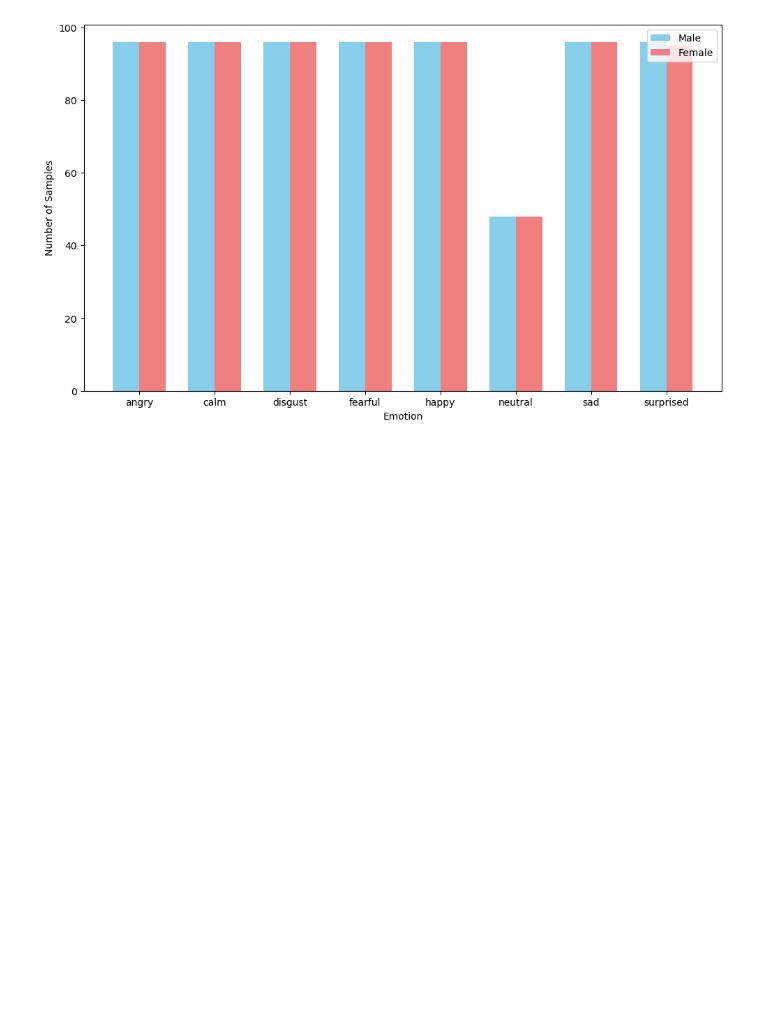
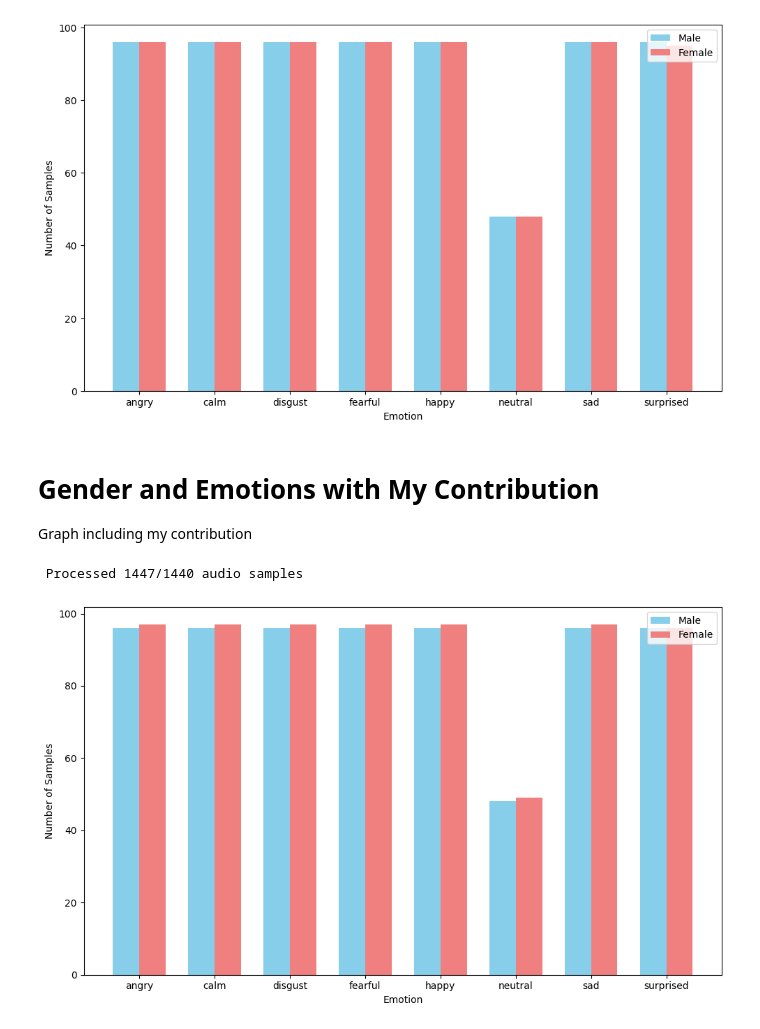
Before and after one commit to kuihua/Week2-DataPreprocessing, a Jupyter notebook: Week 2.ipynb, the cells around one changed output. Saved outputs shown, nothing was run; the diff lists cells and outputs as text; code cells hidden in the pictures; blank space fills up the shorter version.

Commit message:
added my voice contribution

```diff
--- a/Week 2.ipynb
+++ b/Week 2.ipynb
@@ -888,3 +888,6 @@ plt.tight_layout()
 plt.show()
 # %% [output]
 [figure]
+# %% [markdown]
+# Gender and Emotions with My Contribution
+Graph including my contribution
@@ -890,0 +922,42 @@ plt.show()
+# %%
+genders, emotions = load_data()
+# %% [output]
+ Processed 1447/1440 audio samples
+# %%
+# plot emotions and gender graph
+
+# Bar width
+bar_width = 0.35
+
+# X-axis positions for the categories
+emotion_list = np.unique(emotions)
+x = np.arange(len(emotion_list))
+
+plt.figure(figsize=(10, 6))
+
+# Separate counts for male and female emotions
+male_counts = []
+female_counts = []
+
+for emotion in emotion_list:
+    male_nums = (emotions == emotion) & (genders == 'male')
+    female_nums = (emotions == emotion) & (genders == 'female')
+    # np.sum calculate sum of elements in array
+    male_counts.append(np.sum(male_nums))
+    female_counts.append(np.sum(female_nums))
+
+# plot male and female bars
+plt.bar(x - bar_width/2, male_counts, bar_width, label='Male', color='skyblue')
+plt.bar(x + bar_width/2, female_counts, bar_width, label='Female', color='lightcoral')
+
+plt.xticks(ticks=x, labels = [emotion for emotion in emotion_list],fontsize=10)
+plt.xlabel('Emotion')
+plt.tick_params(labelsize=10)
+plt.ylabel('Number of Samples')
+
+plt.legend()
+plt.tight_layout()
+
+plt.show()
+# %% [output]
+[figure, added]
```
Also changed, not shown: parts of 1 cell of this notebook.
